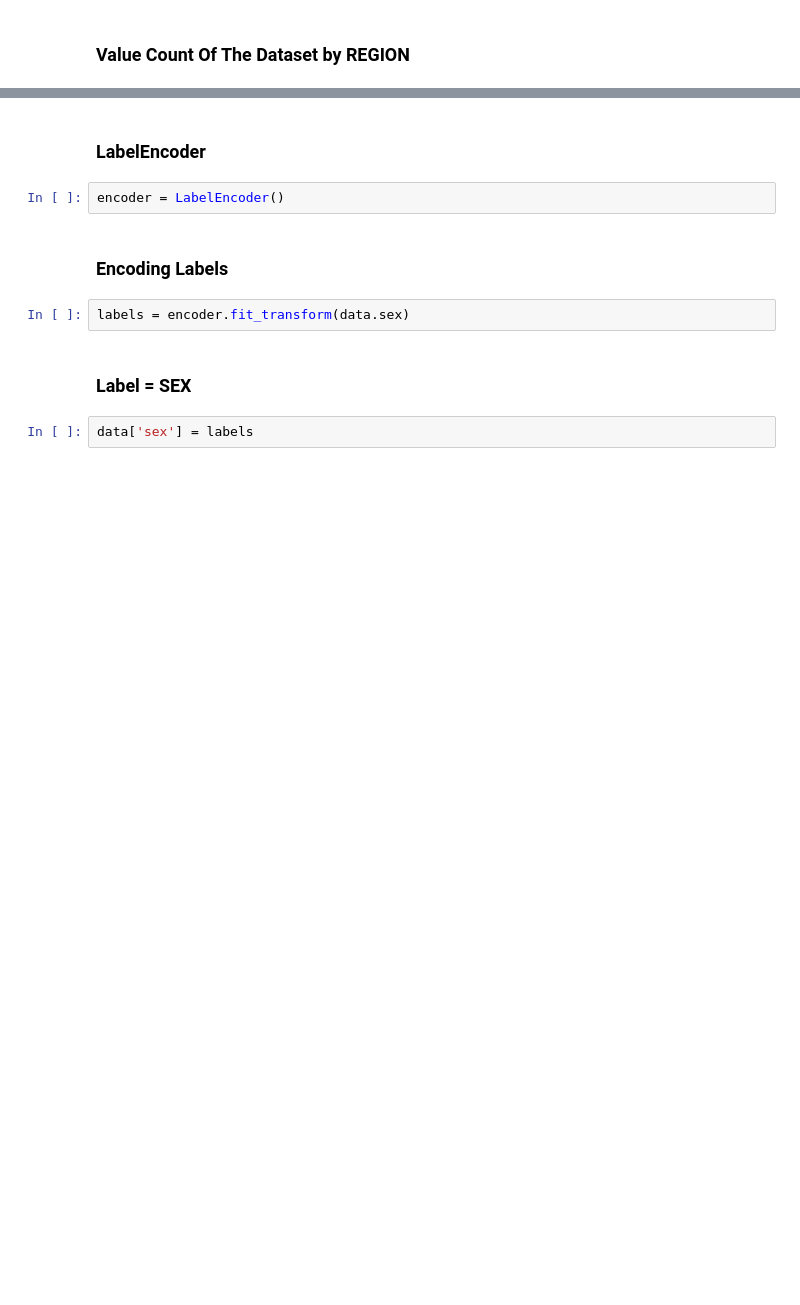
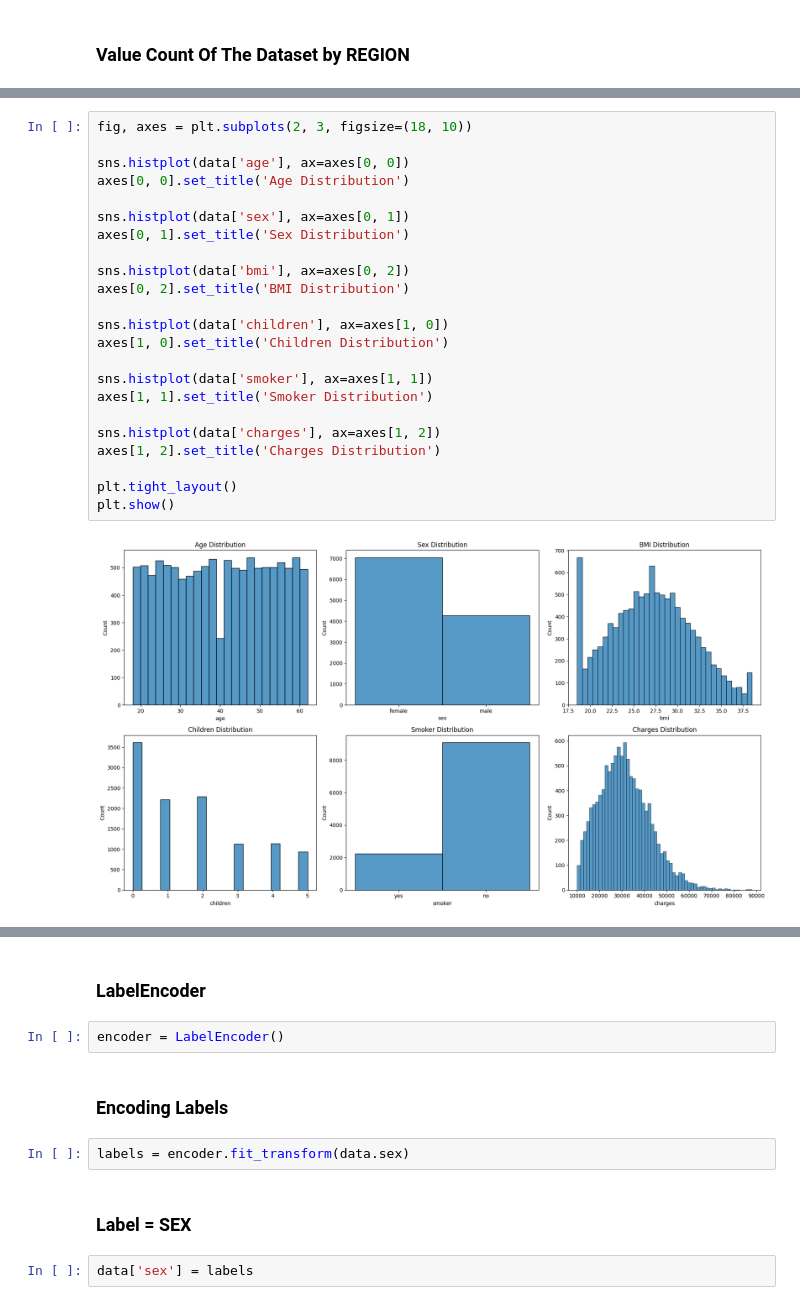
Before and after one commit to HarishwarTG/End-to-End-Medical-Insurance-Price-Prediction, a Jupyter notebook: notebook/main.ipynb, the cells around one changed output, grey strips where cells are left out. Cells and saved outputs as stored; diff of their text form; blank space fills up the shorter version.

```diff
--- a/notebook/main.ipynb
+++ b/notebook/main.ipynb
@@ -100,0 +128,25 @@ Name: count, dtype: int64
+# %%
+fig, axes = plt.subplots(2, 3, figsize=(18, 10))
+
+sns.histplot(data['age'], ax=axes[0, 0])
+axes[0, 0].set_title('Age Distribution')
+
+sns.histplot(data['sex'], ax=axes[0, 1])
+axes[0, 1].set_title('Sex Distribution')
+
+sns.histplot(data['bmi'], ax=axes[0, 2])
+axes[0, 2].set_title('BMI Distribution')
+
+sns.histplot(data['children'], ax=axes[1, 0])
+axes[1, 0].set_title('Children Distribution')
+
+sns.histplot(data['smoker'], ax=axes[1, 1])
+axes[1, 1].set_title('Smoker Distribution')
+
+sns.histplot(data['charges'], ax=axes[1, 2])
+axes[1, 2].set_title('Charges Distribution')
+
+plt.tight_layout()
+plt.show()
+# %% [output]
+[figure, added]
```
Also changed, not shown: parts of 26 cells of this notebook, 1 other file.
